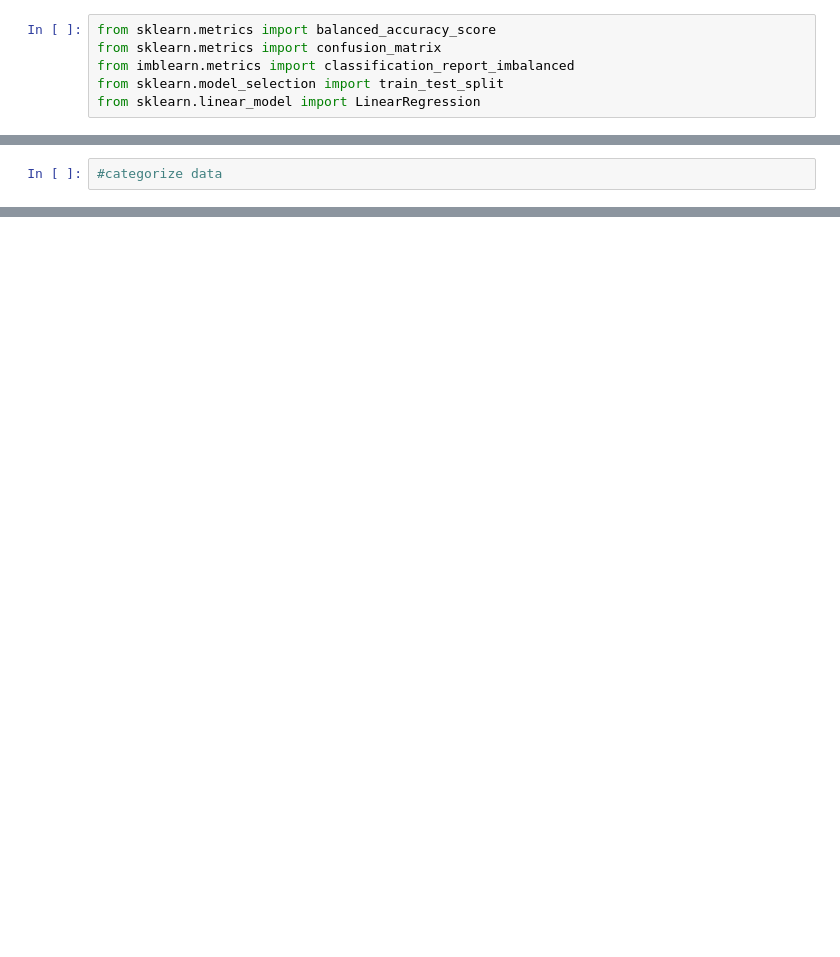
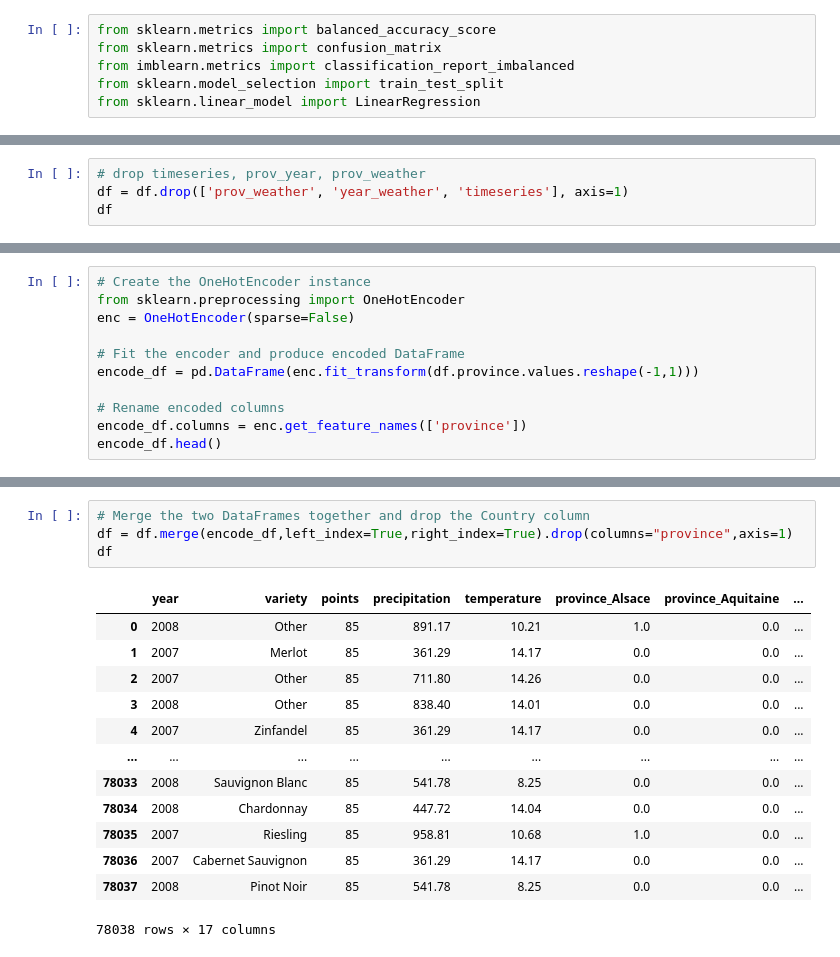
Before and after one commit to mshideler/Group2, a Jupyter notebook: MLModel.ipynb, the cells around one changed output, grey strips where cells are left out. Drawn from its saved outputs; the diff is of its cells as text; blank space fills up the shorter version.

```diff
--- a/MLModel.ipynb
+++ b/MLModel.ipynb
@@ -18,0 +38,4 @@ wine_df = pd.read_csv("")
+# %%
+# drop timeseries, prov_year, prov_weather
+df = df.drop(['prov_weather', 'year_weather', 'timeseries'], axis=1)
+df
@@ -19,2 +66,11 @@ wine_df = pd.read_csv("")
 # %%
-#categorize data
+# Create the OneHotEncoder instance
+from sklearn.preprocessing import OneHotEncoder
+enc = OneHotEncoder(sparse=False)
+
+# Fit the encoder and produce encoded DataFrame
+encode_df = pd.DataFrame(enc.fit_transform(df.province.values.reshape(-1,1)))
+
+# Rename encoded columns
+encode_df.columns = enc.get_feature_names(['province'])
+encode_df.head()
@@ -22,0 +98,18 @@ wine_df = pd.read_csv("")
+# %%
+# Merge the two DataFrames together and drop the Country column
+df = df.merge(encode_df,left_index=True,right_index=True).drop(columns="province",axis=1)
+df
+# %% [output]
+|  | year | variety | points | precipitation | temperature | province_Alsace | province_Aquitaine | ... |
+| 0 | 2008 | Other | 85 | 891.17 | 10.21 | 1.0 | 0.0 | ... |
+| 1 | 2007 | Merlot | 85 | 361.29 | 14.17 | 0.0 | 0.0 | ... |
+| 2 | 2007 | Other | 85 | 711.80 | 14.26 | 0.0 | 0.0 | ... |
+| 3 | 2008 | Other | 85 | 838.40 | 14.01 | 0.0 | 0.0 | ... |
+| 4 | 2007 | Zinfandel | 85 | 361.29 | 14.17 | 0.0 | 0.0 | ... |
+| ... | ... | ... | ... | ... | ... | ... | ... | ... |
+| 78033 | 2008 | Sauvignon Blanc | 85 | 541.78 | 8.25 | 0.0 | 0.0 | ... |
+| 78034 | 2008 | Chardonnay | 85 | 447.72 | 14.04 | 0.0 | 0.0 | ... |
+| 78035 | 2007 | Riesling | 85 | 958.81 | 10.68 | 1.0 | 0.0 | ... |
+| 78036 | 2007 | Cabernet Sauvignon | 85 | 361.29 | 14.17 | 0.0 | 0.0 | ... |
+| 78037 | 2008 | Pinot Noir | 85 | 541.78 | 8.25 | 0.0 | 0.0 | ... |
+78038 rows × 17 columns
```
Also changed, not shown: parts of 17 cells of this notebook.
